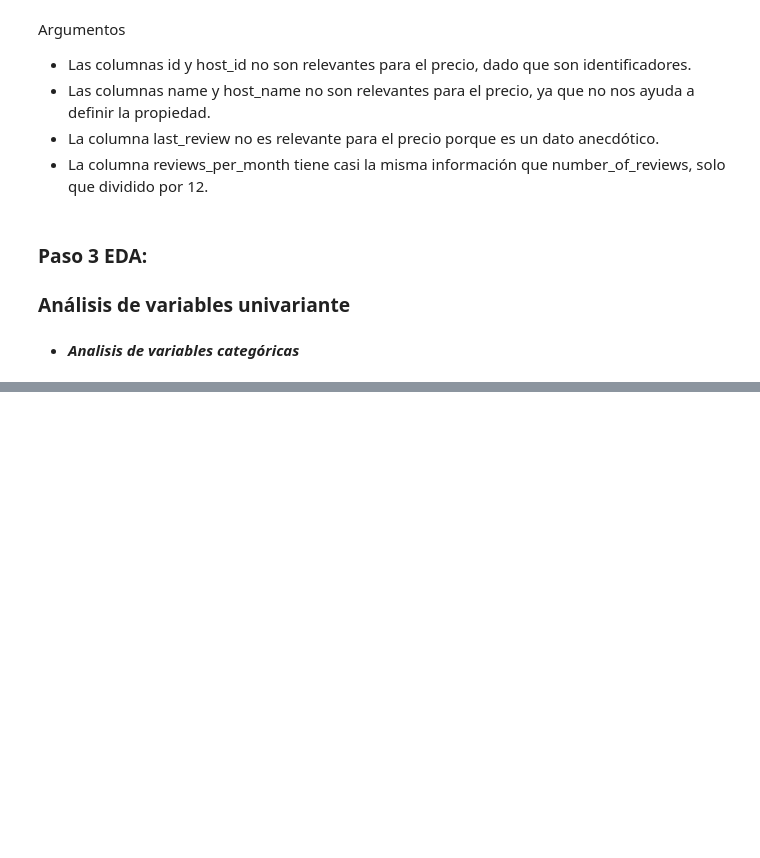
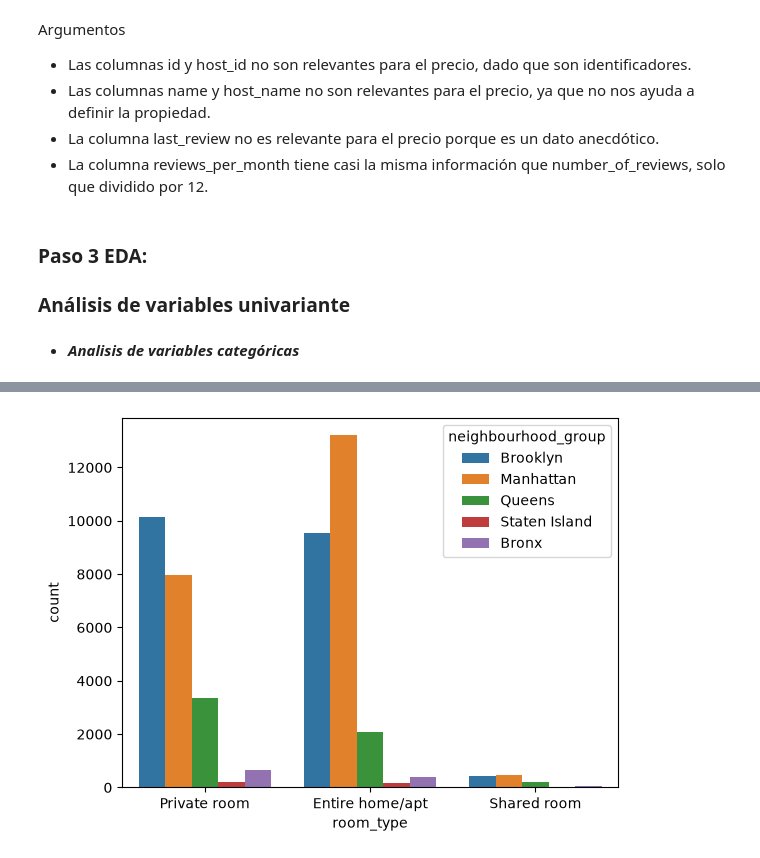
Before and after one commit to aromaydelicadeza/eda_analisis, a Jupyter notebook: src/explore.ipynb, the cells around one changed output, grey strips where cells are left out. Saved outputs shown, nothing was run; the diff lists cells and outputs as text; code cells hidden in the pictures; blank space fills up the shorter version.

```diff
--- a/src/explore.ipynb
+++ b/src/explore.ipynb
@@ -133,0 +248,6 @@ memory usage: 3.7 MB
+# %%
+sns.countplot(data=df, x='room_type', hue='neighbourhood_group')
+
+plt.show()
+# %% [output]
+[figure, added]
```
Also changed, not shown: parts of 13 cells of this notebook.
